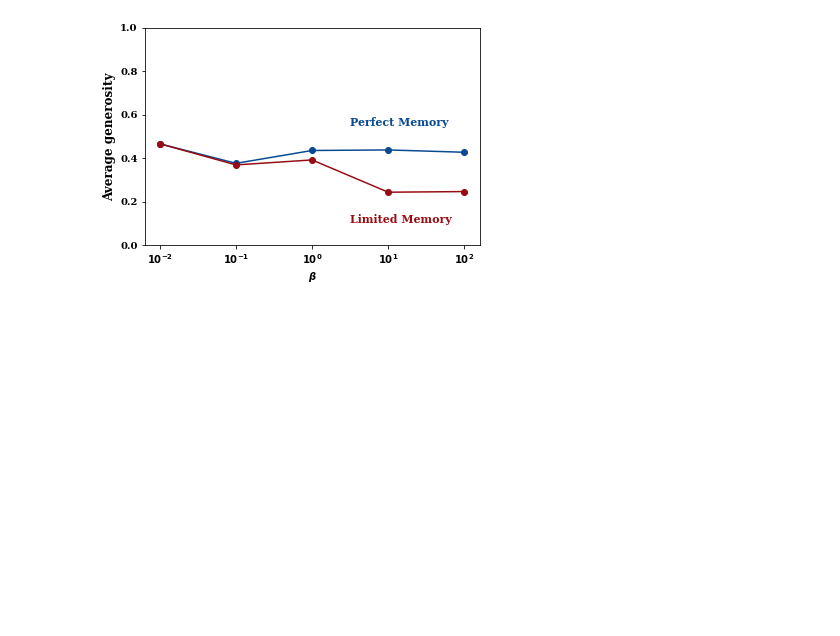
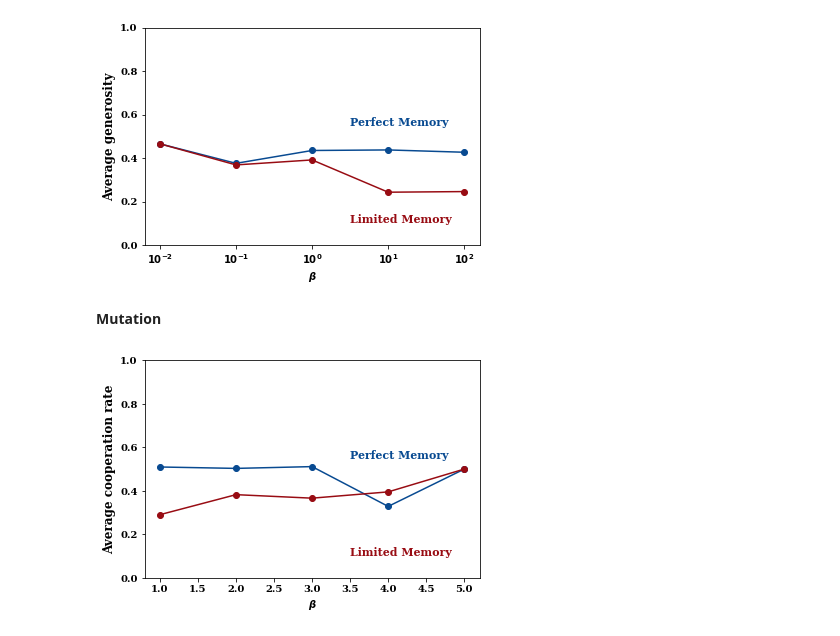
Before and after one commit to Nikoleta-v3/evolution-of-cooperation-with-limited-updating-payoff-memory, a Jupyter notebook: nbs/Donation Game Expected + Last Round .ipynb, the cells around one changed output. Saved outputs shown, nothing was run; the diff lists cells and outputs as text; code cells hidden in the pictures; blank space fills up the shorter version.

```diff
--- a/nbs/Donation Game Expected + Last Round .ipynb
+++ b/nbs/Donation Game Expected + Last Round .ipynb
@@ -239,7 +241,7 @@ end = '.csv'
 dfs_stoch = []
 
 for file in csv_files_lr:
-    df = pd.read_csv(file)
+    df = pd.read_csv(file,)
     df['b'] = result = re.search('%s(.*)%s' % (start, end), file).group(1)
 
     dfs_stoch.append(df)
@@ -564,3 +566,44 @@ axes.set_xticklabels([r"$10^{-2}$",
 plt.savefig("../static/generosity_over_betas.pdf", bbox_inches='tight')
 # %% [output]
 [figure]
+# %% [markdown]
+**Mutation**
+# %%
+files = ["../data/mutation_two/mutation_expected_mutation_0.0001.csv",
+"../data/mutation_two/mutation_expected_mutation_0.001.csv",
+"../data/mutation_two/mutation_expected_mutation_0.01.csv",
+"../data/mutation_two/mutation_expected_mutation_0.1.csv",
+"../data/mutation_two/mutation_expected_mutation_1.csv"]
+# %%
+stoch_files = ["../data/mutation_two/mutation_last_round_mutation_0.0001.csv",
+"../data/mutation_two/mutation_last_round_mutation_0.001.csv",
+"../data/mutation_two/mutation_last_round_mutation_0.01.csv",
+"../data/mutation_two/mutation_last_round_mutation_0.1.csv",
+"../data/mutation_two/mutation_last_round_mutation_1.csv"]
+# %%
+mutations = [pd.read_csv(file) for file in files]
+stoch_mutations = [pd.read_csv(file) for file in stoch_files]
+# %%
+fig, axes = plt.subplots()
+
+axes.plot(range(1, 6), [mutation['coop'].values[0] for mutation in mutations],
+          "-o", color=blues(0.9), label="expected");
+
+axes.plot(range(1, 6), [mutation['coop'].values[0] for mutation in stoch_mutations],
+          "-o", color=reds(.9), label="stochastic");
+
+axes.set_ylabel('Average cooperation rate', weight="bold", fontsize=12);
+axes.set_xlabel(r'$\beta$', weight="bold");
+axes.set_ylim(0, 1);
+
+axes.text(3.5, .55, "Perfect Memory", fontsize=11, color=blues(.9))
+axes.text(3.5, .1, "Limited Memory", fontsize=11, color=reds(.9));
+
+# axes.set_xticks([1, 2, 3, 4, 5]);
+# axes.set_xticklabels([r"$10^{-2}$",
+#                       r"$10^{-1}$",
+#                       r"$10^{0}$",
+#                       r"$10^{1}$",
+#                       r"$10^{2}$"]);
+# %% [output]
+[figure, added]
```
Also changed, not shown: parts of 6 cells of this notebook, 15 other files.
